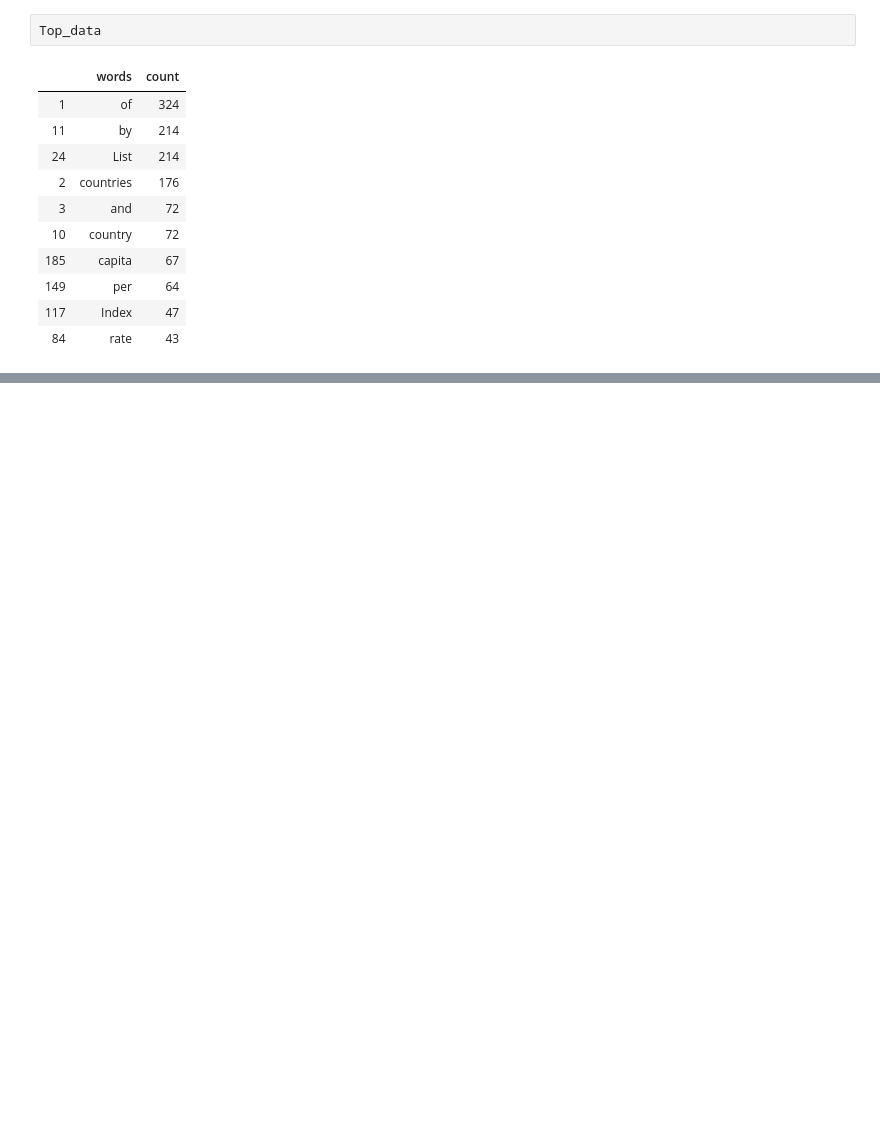
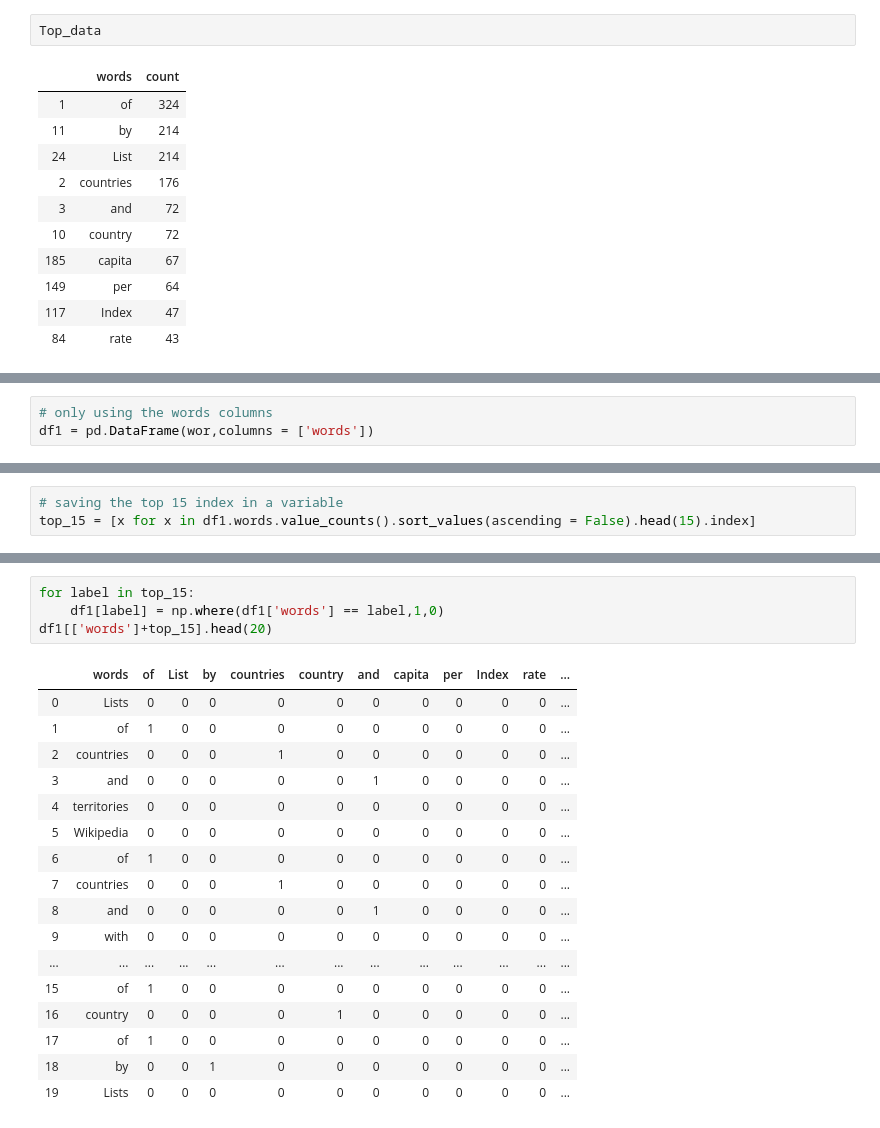
Before and after one commit to ash0411/adhoc-training-projects-notes, a Jupyter notebook: practice/Untitled.ipynb, the cells around one changed output, grey strips where cells are left out. Drawn from its saved outputs; the diff is of its cells as text; blank space fills up the shorter version.

```diff
--- a/practice/Untitled.ipynb
+++ b/practice/Untitled.ipynb
@@ -148,0 +168,3 @@ Top_data
+# %%
+# only using the words columns
+df1 = pd.DataFrame(wor,columns = ['words'])
@@ -148,0 +209,3 @@ Top_data
+# %%
+# saving the top 15 index in a variable
+top_15 = [x for x in df1.words.value_counts().sort_values(ascending = False).head(15).index]
@@ -148,0 +230,22 @@ Top_data
+# %%
+for label in top_15:
+    df1[label] = np.where(df1['words'] == label,1,0)
+df1[['words']+top_15].head(20)
+# %% [output]
+|  | words | of | List | by | countries | country | and | capita | per | Index | rate | ... |
+| 0 | Lists | 0 | 0 | 0 | 0 | 0 | 0 | 0 | 0 | 0 | 0 | ... |
+| 1 | of | 1 | 0 | 0 | 0 | 0 | 0 | 0 | 0 | 0 | 0 | ... |
+| 2 | countries | 0 | 0 | 0 | 1 | 0 | 0 | 0 | 0 | 0 | 0 | ... |
+| 3 | and | 0 | 0 | 0 | 0 | 0 | 1 | 0 | 0 | 0 | 0 | ... |
+| 4 | territories | 0 | 0 | 0 | 0 | 0 | 0 | 0 | 0 | 0 | 0 | ... |
+| 5 | Wikipedia | 0 | 0 | 0 | 0 | 0 | 0 | 0 | 0 | 0 | 0 | ... |
+| 6 | of | 1 | 0 | 0 | 0 | 0 | 0 | 0 | 0 | 0 | 0 | ... |
+| 7 | countries | 0 | 0 | 0 | 1 | 0 | 0 | 0 | 0 | 0 | 0 | ... |
+| 8 | and | 0 | 0 | 0 | 0 | 0 | 1 | 0 | 0 | 0 | 0 | ... |
+| 9 | with | 0 | 0 | 0 | 0 | 0 | 0 | 0 | 0 | 0 | 0 | ... |
+| ... | ... | ... | ... | ... | ... | ... | ... | ... | ... | ... | ... | ... |
+| 15 | of | 1 | 0 | 0 | 0 | 0 | 0 | 0 | 0 | 0 | 0 | ... |
+| 16 | country | 0 | 0 | 0 | 0 | 1 | 0 | 0 | 0 | 0 | 0 | ... |
+| 17 | of | 1 | 0 | 0 | 0 | 0 | 0 | 0 | 0 | 0 | 0 | ... |
+| 18 | by | 0 | 0 | 1 | 0 | 0 | 0 | 0 | 0 | 0 | 0 | ... |
+| 19 | Lists | 0 | 0 | 0 | 0 | 0 | 0 | 0 | 0 | 0 | 0 | ... |
```
Also changed, not shown: parts of 9 cells of this notebook, 3 other files.
